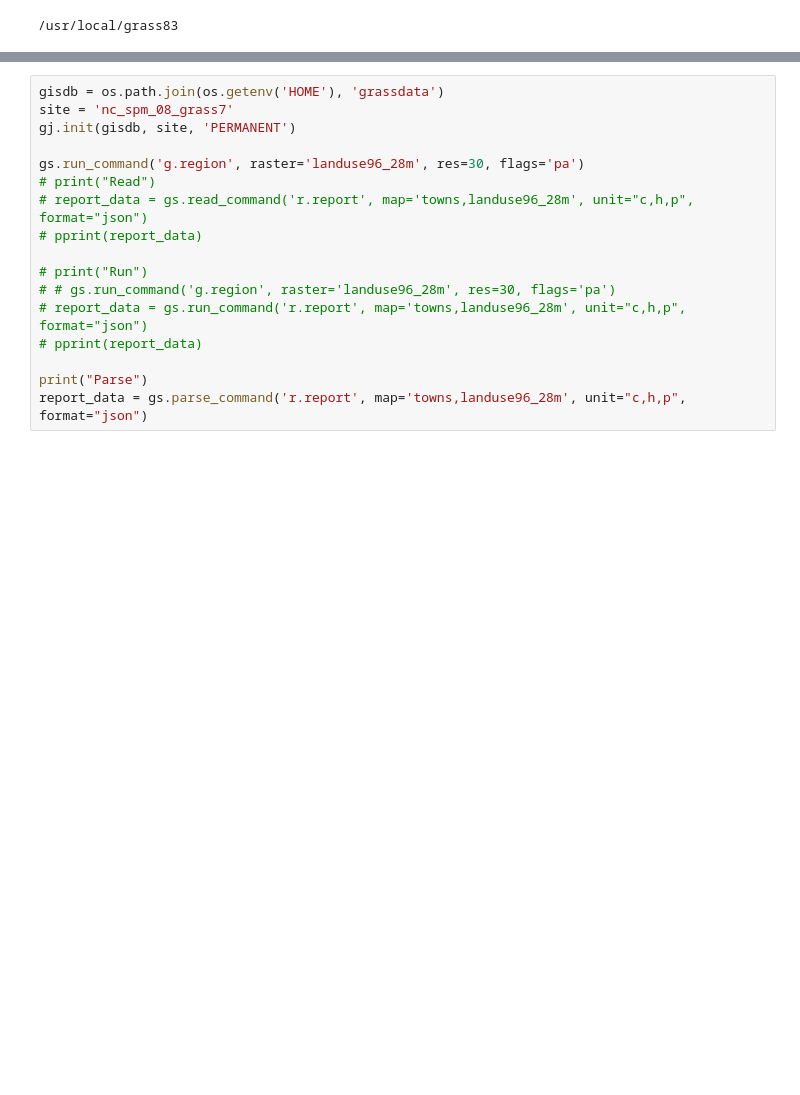
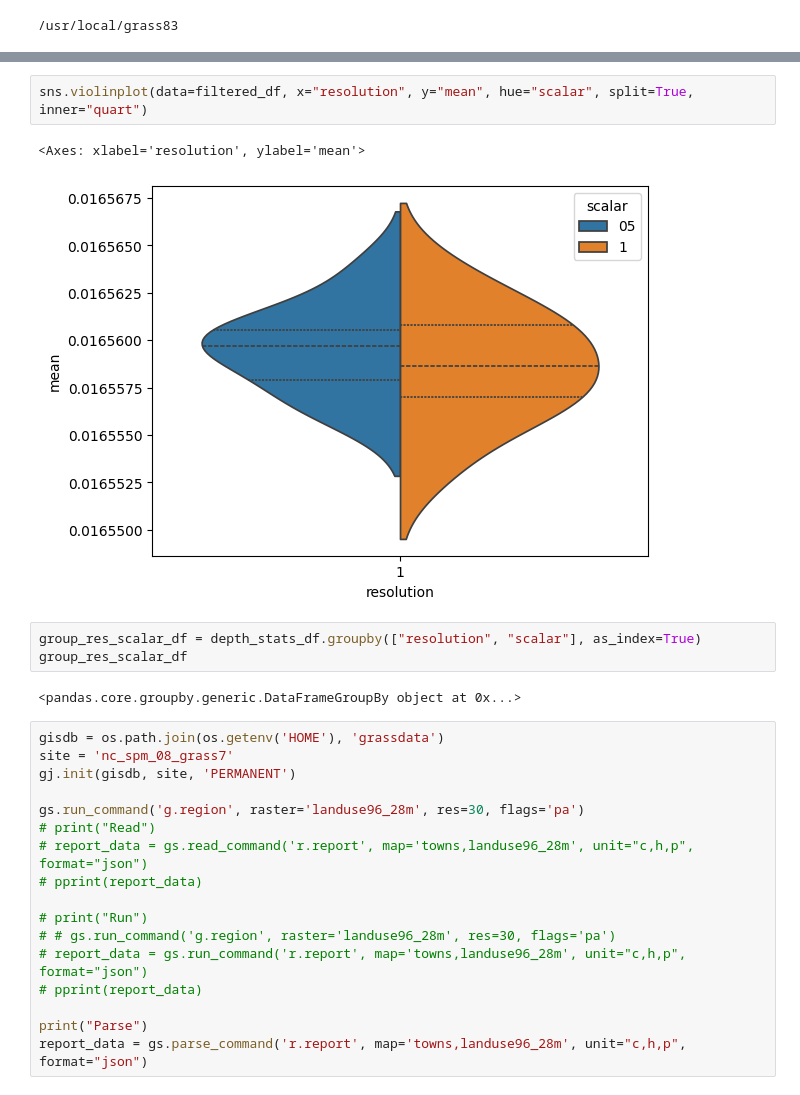
Before and after one commit to ncsu-geoforall-lab/NRCS_SIMWE, a Jupyter notebook: notebooks/interactive.ipynb, the cells around one changed output, grey strips where cells are left out. Cells and saved outputs as stored; diff of their text form; blank space fills up the shorter version.

```diff
--- a/notebooks/interactive.ipynb
+++ b/notebooks/interactive.ipynb
@@ -83,3 +240,13 @@ gs.run_command('r.info', map='aspect')
+# %%
+sns.violinplot(data=filtered_df, x="resolution", y="mean", hue="scalar", split=True, inner="quart")
+# %% [output]
+<Axes: xlabel='resolution', ylabel='mean'>
+[figure, added]
+# %%
+group_res_scalar_df = depth_stats_df.groupby(["resolution", "scalar"], as_index=True)
+group_res_scalar_df
+# %% [output]
+<pandas.core.groupby.generic.DataFrameGroupBy object at 0x...>
 # %%
 gisdb = os.path.join(os.getenv('HOME'), 'grassdata')
 site = 'nc_spm_08_grass7'
```
Also changed, not shown: parts of 15 cells of this notebook, 3 other files.
